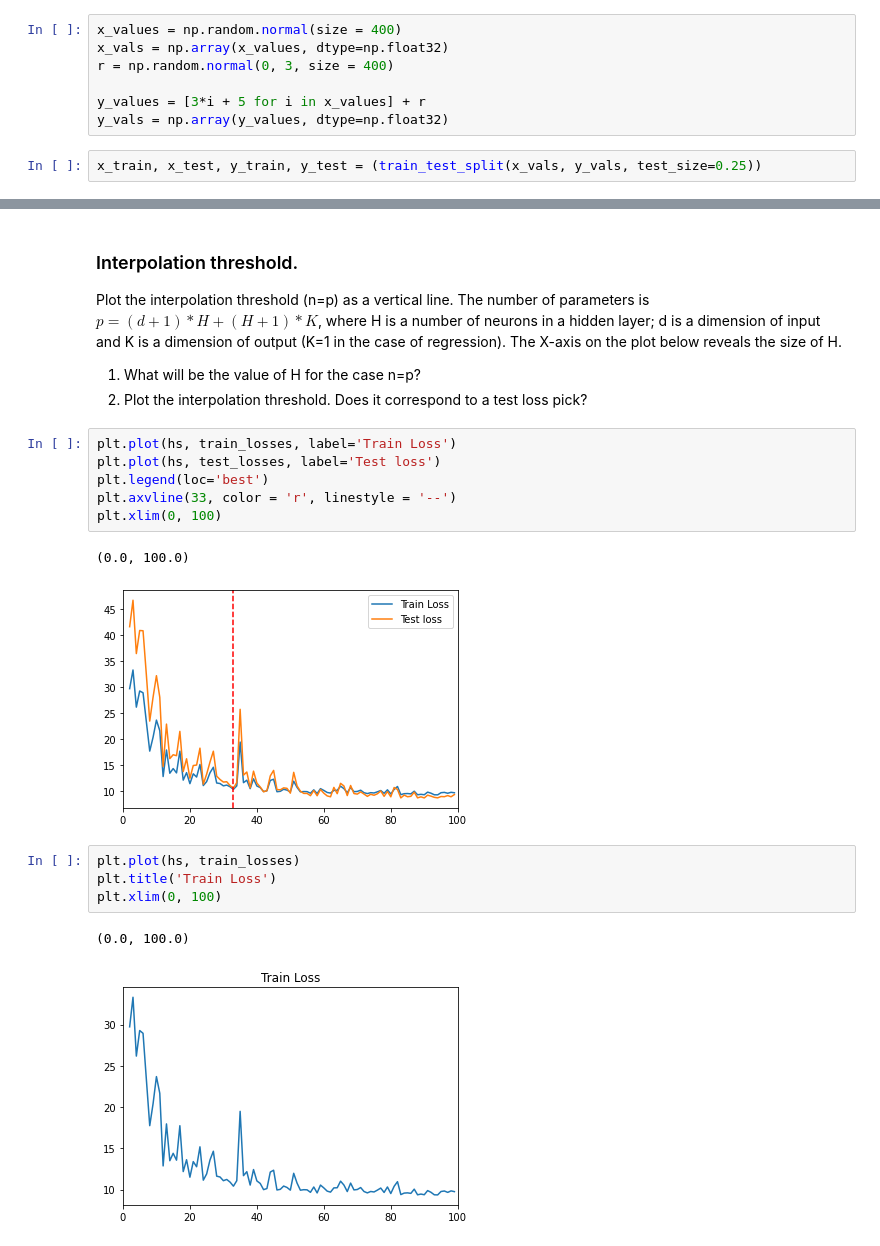
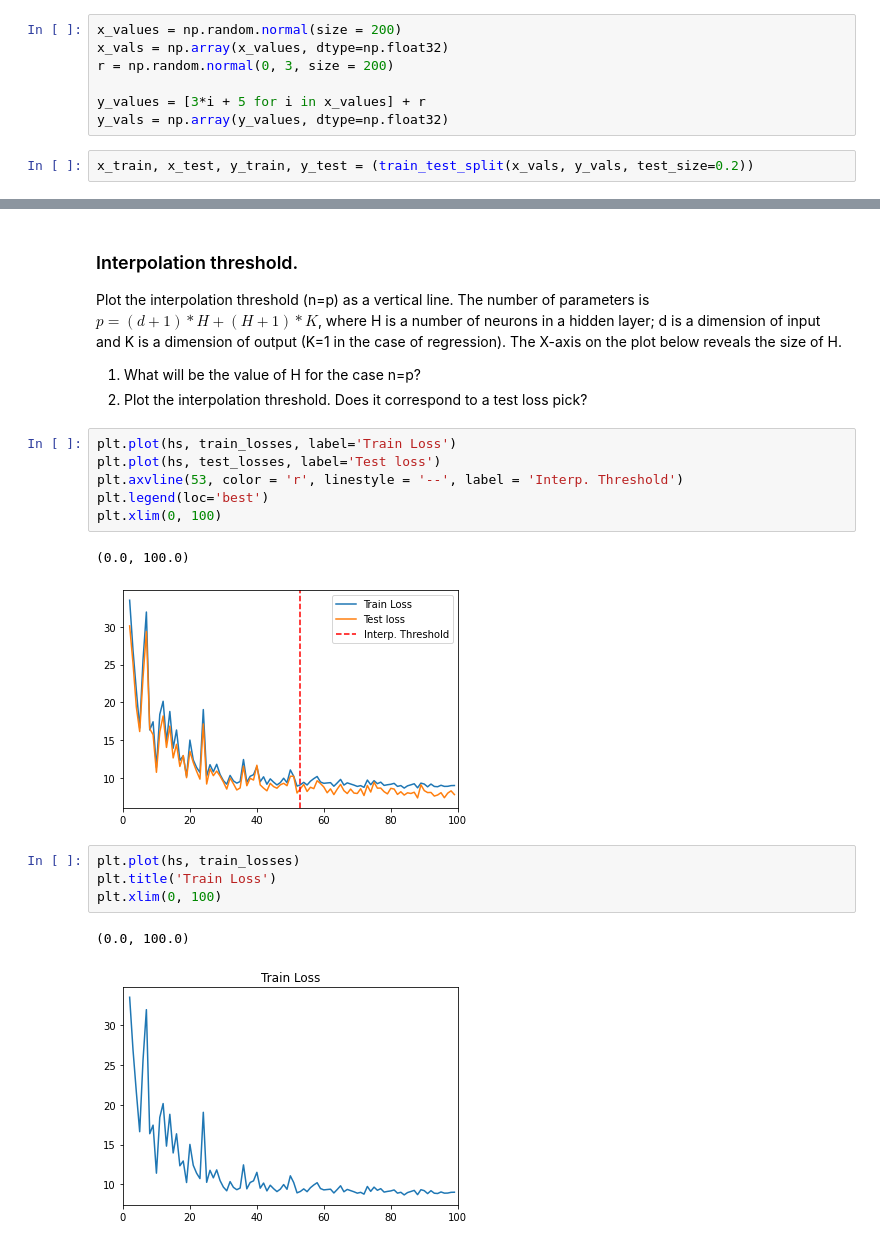
Before and after one commit to Ejokey/URFU-Project, a Jupyter notebook: train and test loss Neural Network2.ipynb, the cells around one changed output, grey strips where cells are left out. Drawn from its saved outputs; the diff is of its cells as text.

```diff
--- a/train and test loss Neural Network2.ipynb
+++ b/train and test loss Neural Network2.ipynb
@@ -39,14 +39,14 @@ from sklearn.model_selection import train_test_split
 
 np.random.seed(1234)
 # %%
-x_values = np.random.normal(size = 400)
+x_values = np.random.normal(size = 200)
 x_vals = np.array(x_values, dtype=np.float32)
-r = np.random.normal(0, 3, size = 400)
+r = np.random.normal(0, 3, size = 200)
 
 y_values = [3*i + 5 for i in x_values] + r
 y_vals = np.array(y_values, dtype=np.float32)
 # %%
-x_train, x_test, y_train, y_test = (train_test_split(x_vals, y_vals, test_size=0.25))
+x_train, x_test, y_train, y_test = (train_test_split(x_vals, y_vals, test_size=0.2))
 # %%
 x_train = (x_train).reshape(-1, 1)
 x_test = (x_test).reshape(-1, 1)
@@ -184,19 +184,19 @@ The X-axis on the plot below reveals the size of H.
 # %%
 plt.plot(hs, train_losses, label='Train Loss')
 plt.plot(hs, test_losses, label='Test loss')
+plt.axvline(53, color = 'r', linestyle = '--', label = 'Interp. Threshold')
 plt.legend(loc='best')
-plt.axvline(33, color = 'r', linestyle = '--')
 plt.xlim(0, 100)
 # %% [output]
 (0.0, 100.0)
-[figure, old version]
+[figure, new version]
 # %%
 plt.plot(hs, train_losses)
 plt.title('Train Loss')
 plt.xlim(0, 100)
 # %% [output]
 (0.0, 100.0)
-[figure, old version]
+[figure, new version]
 # %%
 plt.plot(hs, test_losses)
 plt.title('Test Loss')
```
Also changed, not shown: parts of 7 cells of this notebook.
